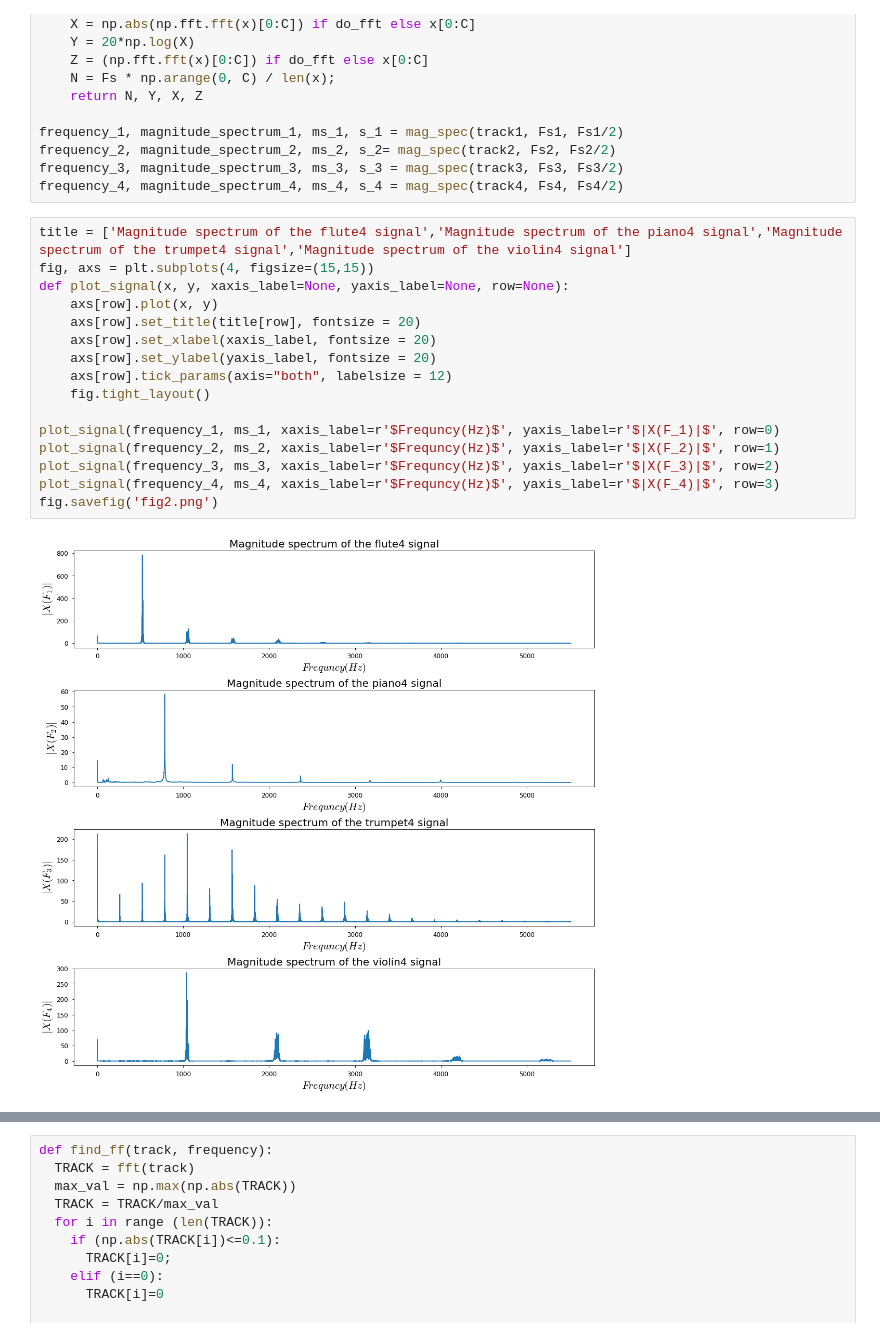
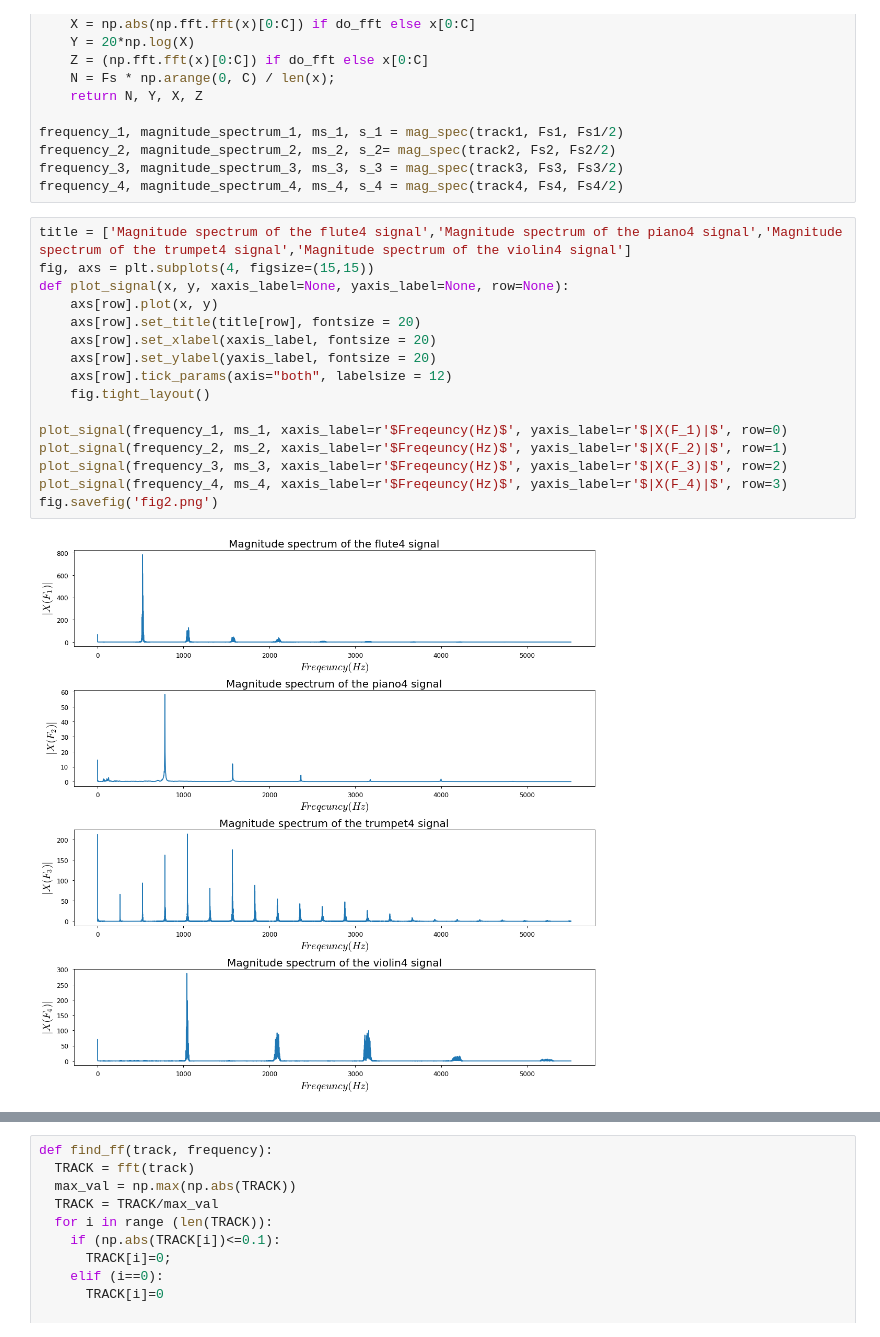
Before and after one commit to Harsha1569/DSP_Lab, a Jupyter notebook: Experiment_3/Experiment_3.ipynb, the cells around one changed output, grey strips where cells are left out. Cells and saved outputs as stored; diff of their text form.

```diff
--- a/Experiment_3/Experiment_3.ipynb
+++ b/Experiment_3/Experiment_3.ipynb
@@ -91,21 +91,21 @@ frequency_4, magnitude_spectrum_4, ms_4, s_4 = mag_spec(track4, Fs4, Fs4/2)
 # %%
 title = ['Magnitude spectrum of the flute4 signal','Magnitude spectrum of the piano4 signal','Magnitude spectrum of the trumpet4 signal','Magnitude spectrum of the violin4 signal']
 fig, axs = plt.subplots(4, figsize=(15,15))
 def plot_signal(x, y, xaxis_label=None, yaxis_label=None, row=None):
     axs[row].plot(x, y)
     axs[row].set_title(title[row], fontsize = 20)
     axs[row].set_xlabel(xaxis_label, fontsize = 20)
     axs[row].set_ylabel(yaxis_label, fontsize = 20)
     axs[row].tick_params(axis="both", labelsize = 12)
     fig.tight_layout()
 
-plot_signal(frequency_1, ms_1, xaxis_label=r'$Frequncy(Hz)$', yaxis_label=r'$|X(F_1)|$', row=0)
-plot_signal(frequency_2, ms_2, xaxis_label=r'$Frequncy(Hz)$', yaxis_label=r'$|X(F_2)|$', row=1)
-plot_signal(frequency_3, ms_3, xaxis_label=r'$Frequncy(Hz)$', yaxis_label=r'$|X(F_3)|$', row=2)
-plot_signal(frequency_4, ms_4, xaxis_label=r'$Frequncy(Hz)$', yaxis_label=r'$|X(F_4)|$', row=3)
+plot_signal(frequency_1, ms_1, xaxis_label=r'$Freqeuncy(Hz)$', yaxis_label=r'$|X(F_1)|$', row=0)
+plot_signal(frequency_2, ms_2, xaxis_label=r'$Freqeuncy(Hz)$', yaxis_label=r'$|X(F_2)|$', row=1)
+plot_signal(frequency_3, ms_3, xaxis_label=r'$Freqeuncy(Hz)$', yaxis_label=r'$|X(F_3)|$', row=2)
+plot_signal(frequency_4, ms_4, xaxis_label=r'$Freqeuncy(Hz)$', yaxis_label=r'$|X(F_4)|$', row=3)
 fig.savefig('fig2.png')
 # %% [output]
-[figure, old version]
+[figure, new version]
 # %%
 title = ['Magnitude spectrum of the flute4 in dB','Magnitude spectrum of the piano4 signal in dB','Magnitude spectrum of the trumpet4 signal in dB','Magnitude spectrum of the violin4 signal in dB']
 fig, axs = plt.subplots(4, figsize=(15,15))
```
Also changed, not shown: parts of 7 cells of this notebook.
